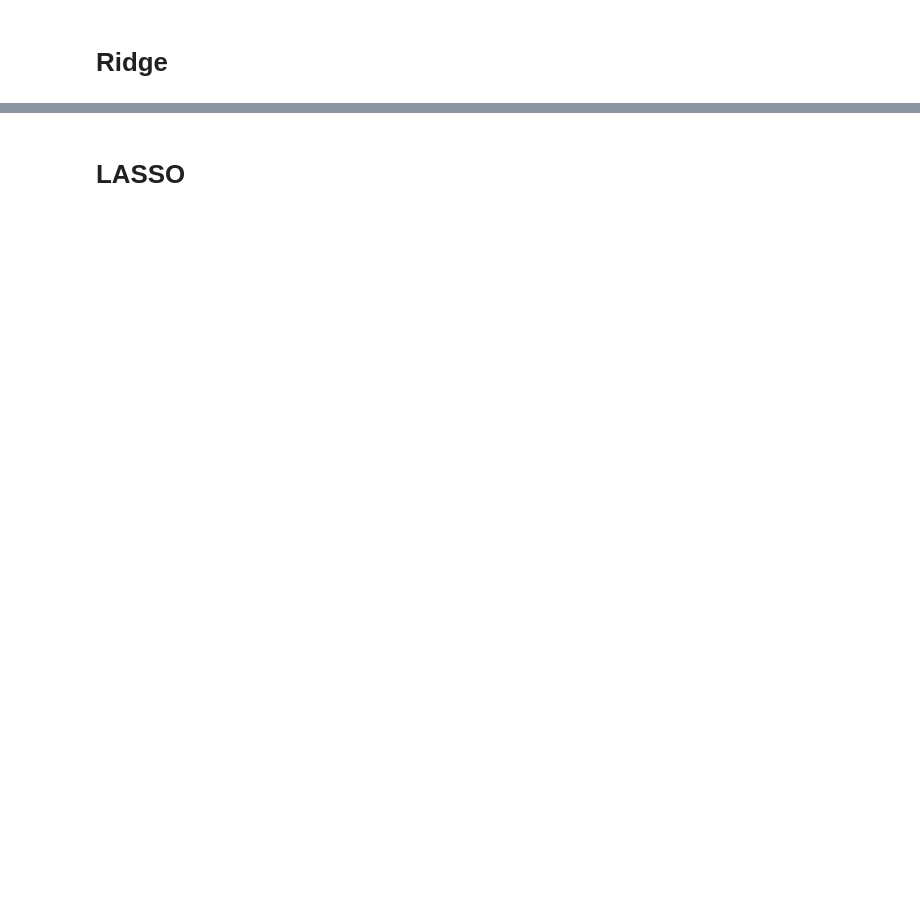
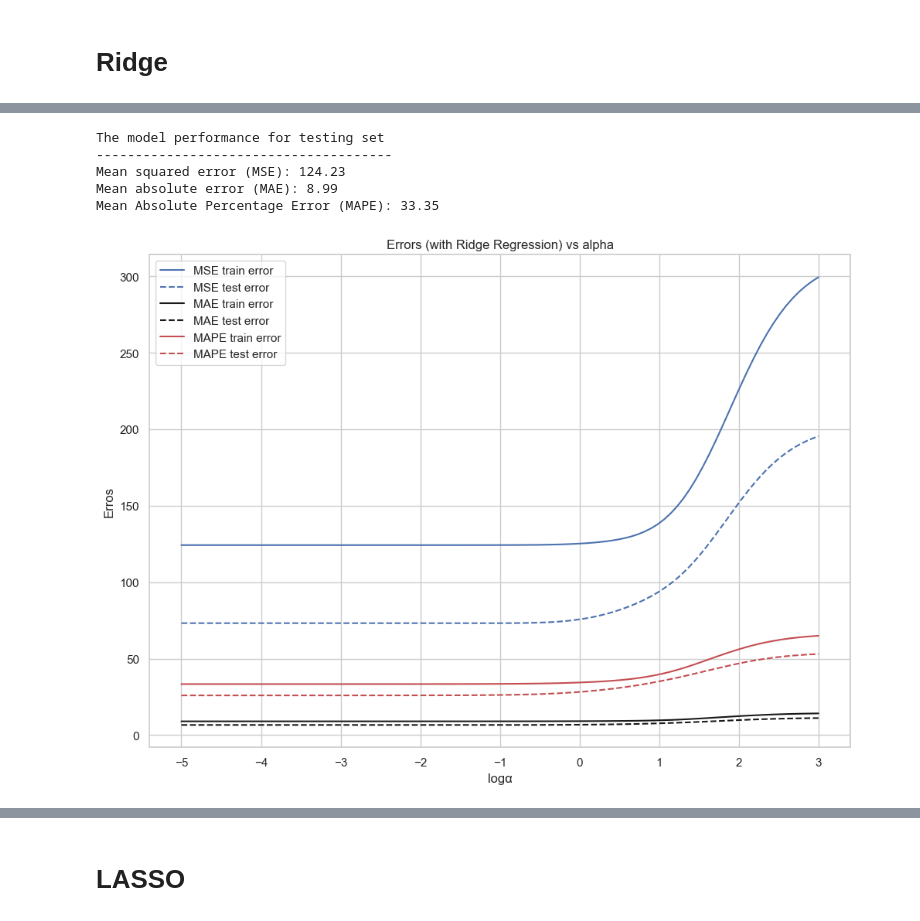
Before and after one commit to kcristinaa/ML-course, a Jupyter notebook: Πρόβλημα2.ipynb, the cells around one changed output, grey strips where cells are left out. Cells and saved outputs as stored; diff of their text form; code cells hidden in the pictures; blank space fills up the shorter version.

```diff
--- a/Πρόβλημα2.ipynb
+++ b/Πρόβλημα2.ipynb
@@ -263,4 +250,33 @@ for alpha in alphas:
     ridge_mae_test.append(mean_absolute_error(y_test, yridge_test))
     ridge_mape_train.append(MAPE(y_train, yridge_train))
     ridge_mape_test.append(MAPE(y_test, yridge_test))
+# %%
+print("The model performance for testing set")
+print("--------------------------------------")
+# The mean squared error
+print("Mean squared error (MSE): %.2f" % min(ridge_mse_train))
+# Mean absolute error
+print('Mean absolute error (MAE): %.2f' % min(ridge_mae_train))
+# Mean absolute error
+print('Mean Absolute Percentage Error (MAPE): %.2f' % min(ridge_mape_train))
+# %% [output]
+The model performance for testing set
+--------------------------------------
+Mean squared error (MSE): 124.23
+Mean absolute error (MAE): 8.99
+Mean Absolute Percentage Error (MAPE): 33.35
+# %%
+plt.plot(np.log10(alphas), ridge_mse_train, 'b', label = 'MSE train error')
+plt.plot(np.log10(alphas), ridge_mse_test, 'b--', label = 'MSE test error')
+plt.plot(np.log10(alphas), ridge_mae_train, 'k', label = 'MAE train error')
+plt.plot(np.log10(alphas), ridge_mae_test, 'k--', label = 'MAE test error')
+plt.plot(np.log10(alphas), ridge_mape_train, 'r', label = 'MAPE train error')
+plt.plot(np.log10(alphas), ridge_mape_test, 'r--', label = 'MAPE test error')
+plt.xlabel('logα')
+plt.ylabel('Erros')
+plt.legend()
+plt.title('Errors (with Ridge Regression) vs alpha')
+plt.show()
+# %% [output]
+[figure, added]
 # %%
```
Also changed, not shown: parts of 37 cells of this notebook, 13 other files.
